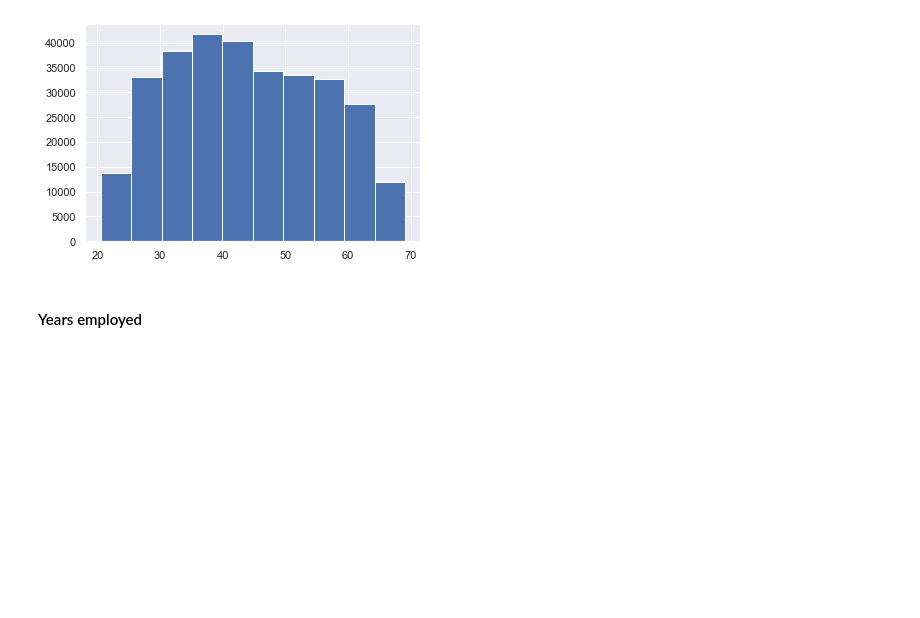
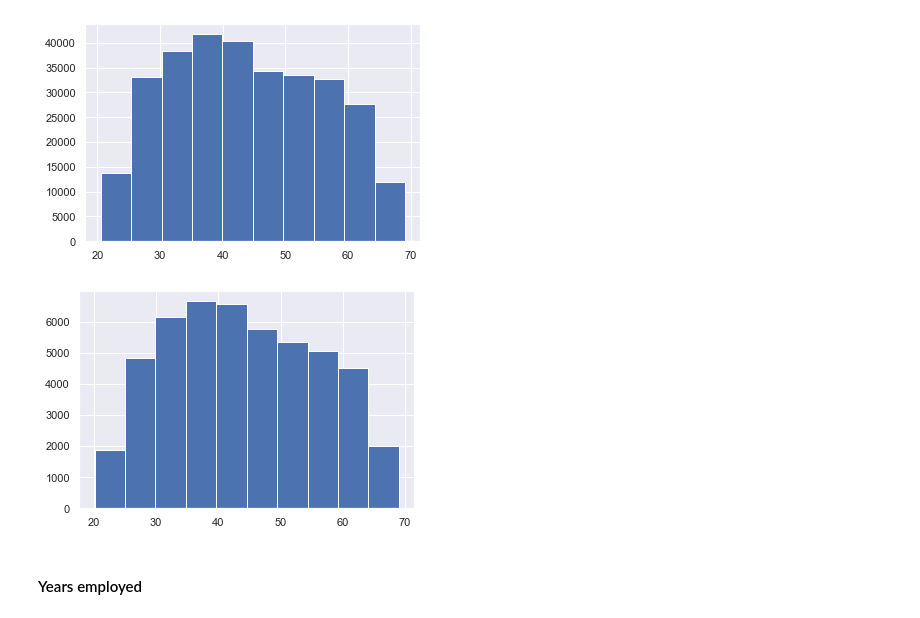
Before and after one commit to gepallas/ML_Home_Credit_Default_Risk, a Jupyter notebook: Credit_Risk_EDA.ipynb, the cells around one changed output. Cells and saved outputs as stored; diff of their text form; code cells hidden in the pictures; blank space fills up the shorter version.

```diff
--- a/Credit_Risk_EDA.ipynb
+++ b/Credit_Risk_EDA.ipynb
@@ -592,6 +619,10 @@ Name: CNT_CHILDREN, dtype: int64
 ((train_clean.DAYS_BIRTH *(-1))/365).hist();
 # %% [output]
 [figure]
+# %%
+((test_clean.DAYS_BIRTH *(-1))/365).hist();
+# %% [output]
+[figure, added]
 # %% [markdown]
 #### Years employed
 # %%
```
Also changed, not shown: parts of 11 cells of this notebook.
